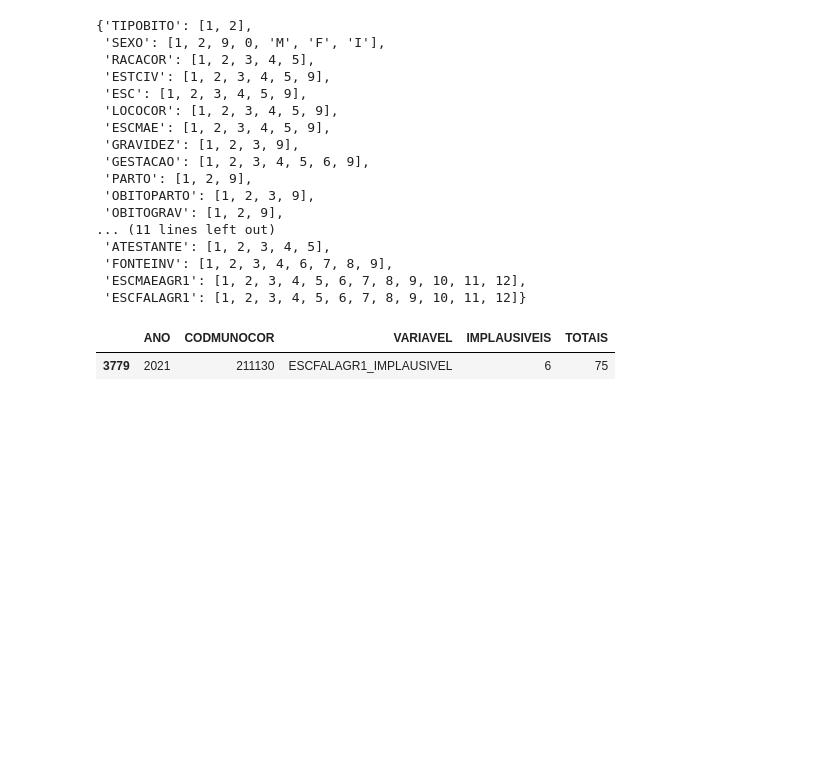
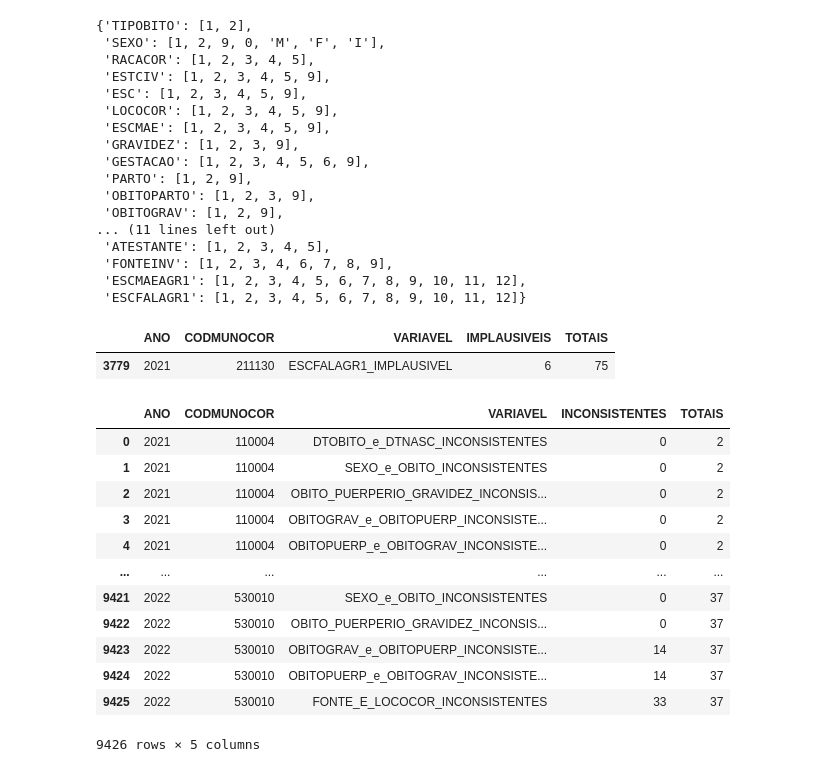
Before and after one commit to observatorioobstetrico/Qualidados, a Jupyter notebook: data-raw/SIM_limpeza_e_modificacao.ipynb, the cells around one changed output. Drawn from its saved outputs; the diff is of its cells as text; code cells hidden in the pictures; blank space fills up the shorter version.

```diff
--- a/data-raw/SIM_limpeza_e_modificacao.ipynb
+++ b/data-raw/SIM_limpeza_e_modificacao.ipynb
@@ -392,3 +392,19 @@ inconsistencias = pd.concat([inconsistencias, x], axis=0)
 inconsistencias.fillna(0, inplace=True)
 inconsistencias = inconsistencias[~inconsistencias.VARIAVEL.isin(['contador','NOVO'])]
 inconsistencias.to_csv(f'../data1/SIM_Inconsistencia_2021_2022.csv', index=None, compression='gzip')
+# %%
+inconsistencias
+# %% [output]
+|  | ANO | CODMUNOCOR | VARIAVEL | INCONSISTENTES | TOTAIS |
+| 0 | 2021 | 110004 | DTOBITO_e_DTNASC_INCONSISTENTES | 0 | 2 |
+| 1 | 2021 | 110004 | SEXO_e_OBITO_INCONSISTENTES | 0 | 2 |
+| 2 | 2021 | 110004 | OBITO_PUERPERIO_GRAVIDEZ_INCONSIS... | 0 | 2 |
+| 3 | 2021 | 110004 | OBITOGRAV_e_OBITOPUERP_INCONSISTE... | 0 | 2 |
+| 4 | 2021 | 110004 | OBITOPUERP_e_OBITOGRAV_INCONSISTE... | 0 | 2 |
+| ... | ... | ... | ... | ... | ... |
+| 9421 | 2022 | 530010 | SEXO_e_OBITO_INCONSISTENTES | 0 | 37 |
+| 9422 | 2022 | 530010 | OBITO_PUERPERIO_GRAVIDEZ_INCONSIS... | 0 | 37 |
+| 9423 | 2022 | 530010 | OBITOGRAV_e_OBITOPUERP_INCONSISTE... | 14 | 37 |
+| 9424 | 2022 | 530010 | OBITOPUERP_e_OBITOGRAV_INCONSISTE... | 14 | 37 |
+| 9425 | 2022 | 530010 | FONTE_E_LOCOCOR_INCONSISTENTES | 33 | 37 |
+9426 rows × 5 columns
```
Also changed, not shown: 8 other files.
